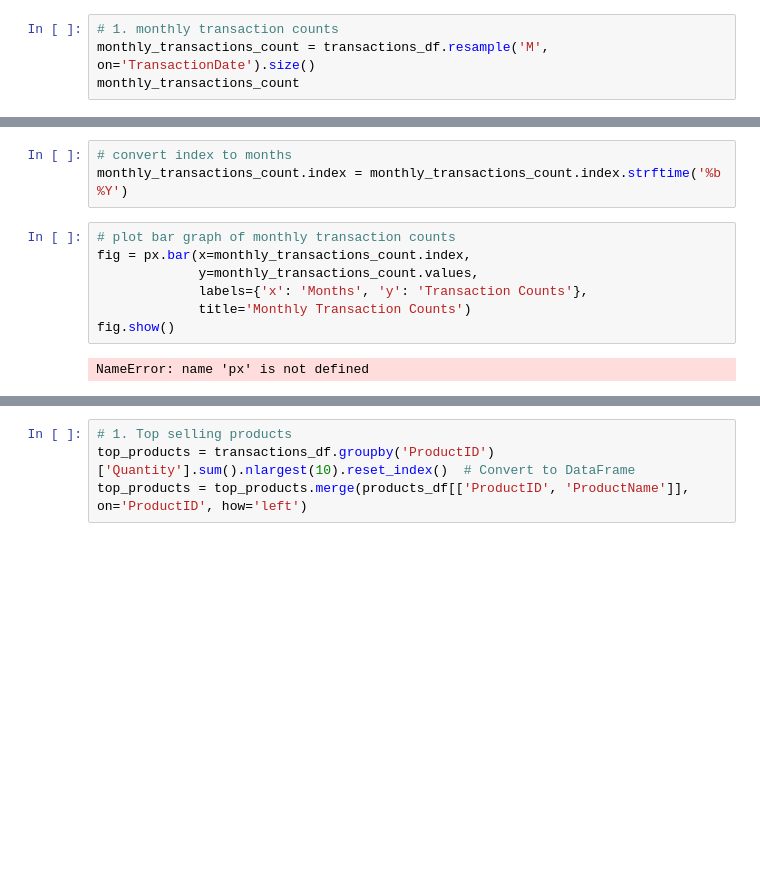
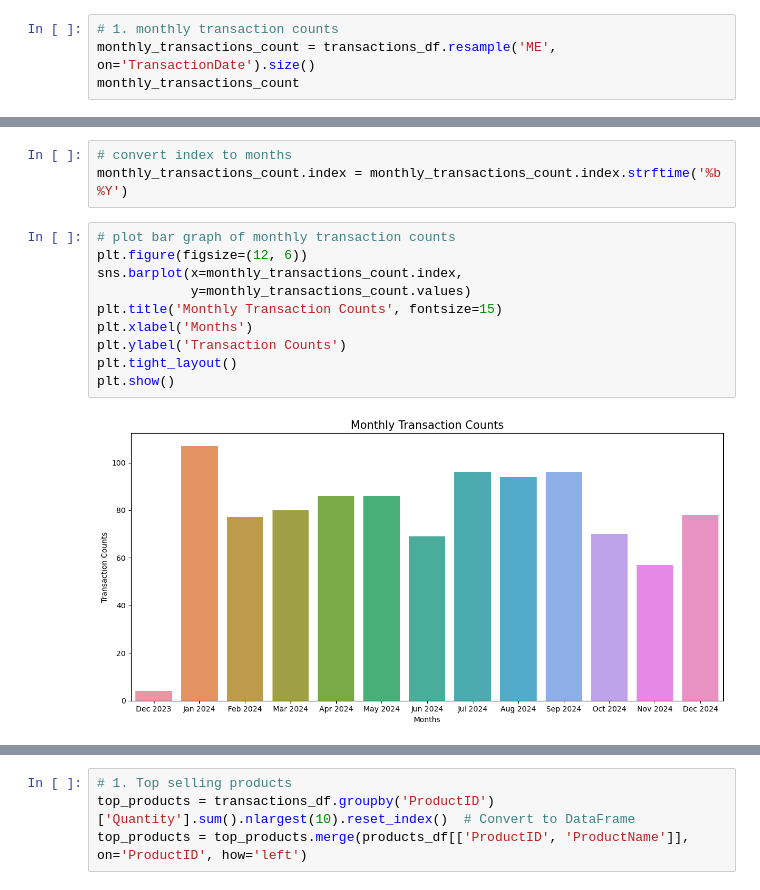
Before and after one commit to TejasShinkar12/eCommerce-Transactions-Analysis-and-Customer-Segmentation, a Jupyter notebook: notebooks/EDA.ipynb, the cells around one changed output, grey strips where cells are left out. Drawn from its saved outputs; the diff is of its cells as text; blank space fills up the shorter version.

```diff
--- a/notebooks/EDA.ipynb
+++ b/notebooks/EDA.ipynb
@@ -358,7 +362,7 @@ rfm.head()
 ### Trends over time
 # %%
 # 1. monthly transaction counts
-monthly_transactions_count = transactions_df.resample('M', on='TransactionDate').size()
+monthly_transactions_count = transactions_df.resample('ME', on='TransactionDate').size()
 monthly_transactions_count
 # %% [output]
 TransactionDate
@@ -381,13 +385,16 @@ Freq: ME, dtype: int64
 monthly_transactions_count.index = monthly_transactions_count.index.strftime('%b %Y')
 # %%
 # plot bar graph of monthly transaction counts
-fig = px.bar(x=monthly_transactions_count.index,
-             y=monthly_transactions_count.values,
-             labels={'x': 'Months', 'y': 'Transaction Counts'},
-             title='Monthly Transaction Counts')
-fig.show()
+plt.figure(figsize=(12, 6))
+sns.barplot(x=monthly_transactions_count.index,
+            y=monthly_transactions_count.values)
+plt.title('Monthly Transaction Counts', fontsize=15)
+plt.xlabel('Months')
+plt.ylabel('Transaction Counts')
+plt.tight_layout()
+plt.show()
 # %% [output]
-NameError: name 'px' is not defined
+[figure, added]
 # %%
 # 2. Monthly total transaction values
 monthly_values = transactions_df.resample('ME', on='TransactionDate')['TotalValue'].sum()
```
Also changed, not shown: parts of 24 cells of this notebook, 1 other file.
